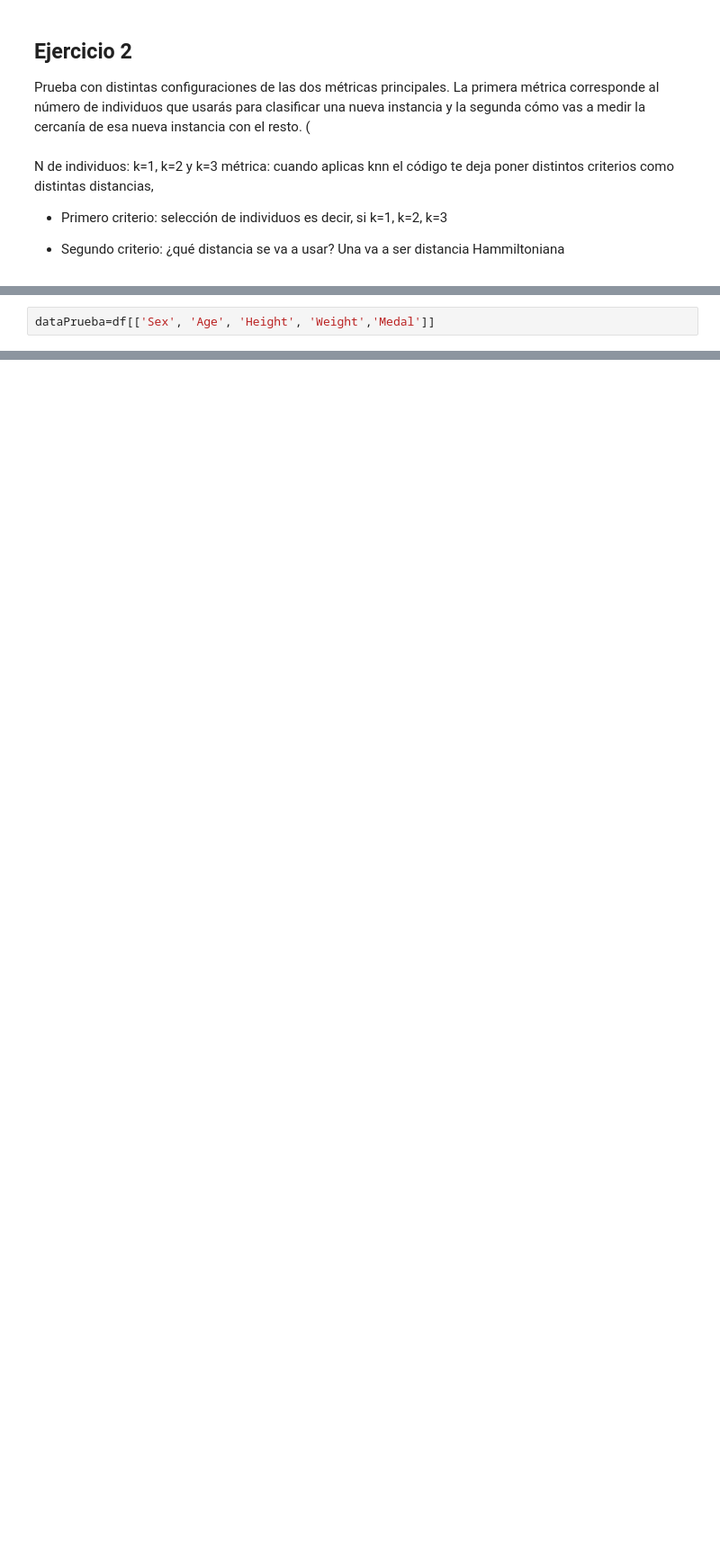
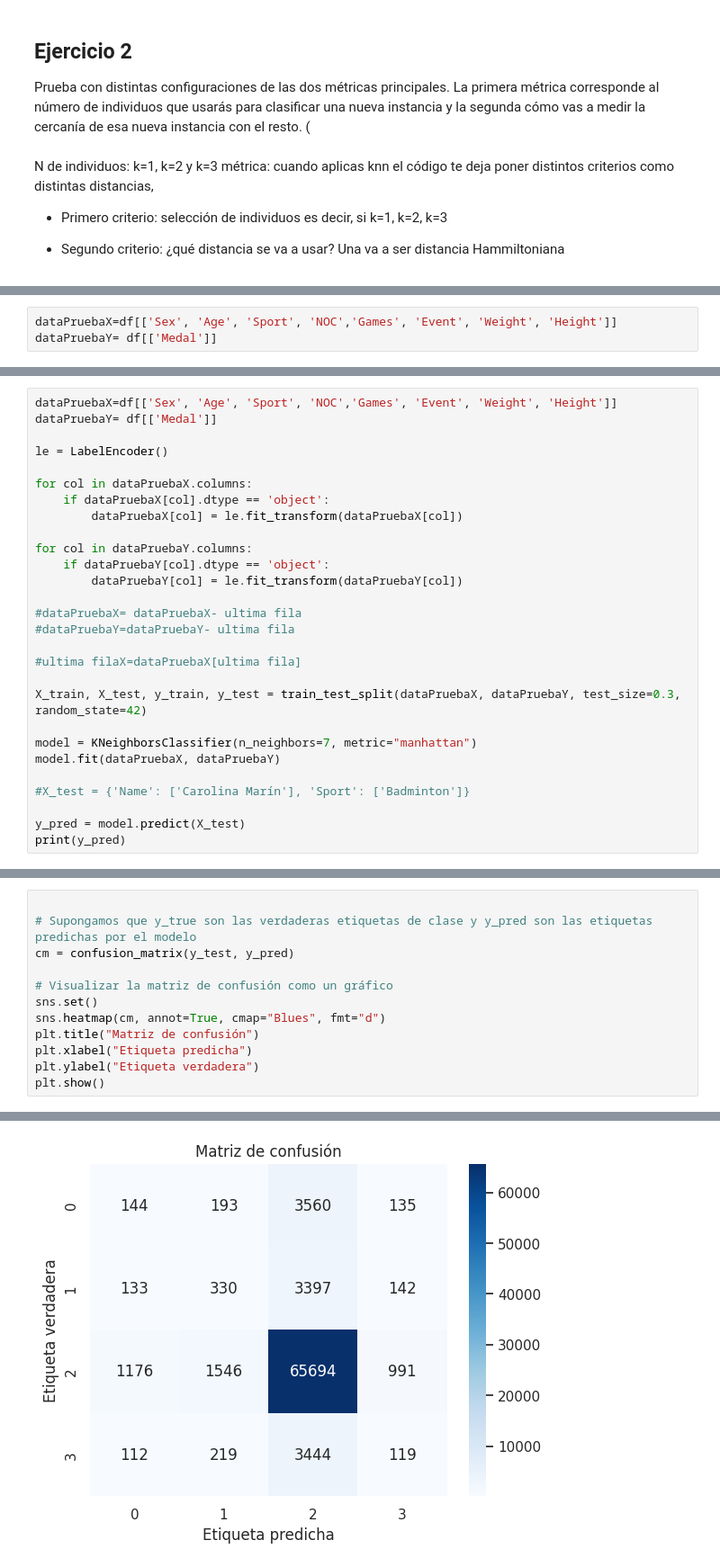
Before and after one commit to PilarAriasVazquez/L3, a Jupyter notebook: P1.ipynb, the cells around one changed output, grey strips where cells are left out. Shown at 90% size. Cells and saved outputs as stored; diff of their text form; blank space fills up the shorter version.

```diff
--- a/P1.ipynb
+++ b/P1.ipynb
@@ -391,2 +281,3 @@ métrica: cuando aplicas knn el código te deja poner distintos criterios como d
 # %%
-dataPrueba=df[['Sex', 'Age', 'Height', 'Weight','Medal']]
+dataPruebaX=df[['Sex', 'Age', 'Sport', 'NOC','Games', 'Event', 'Weight', 'Height']]
+dataPruebaY= df[['Medal']]
@@ -472,0 +378,28 @@ for k in k_values:
+# %%
+dataPruebaX=df[['Sex', 'Age', 'Sport', 'NOC','Games', 'Event', 'Weight', 'Height']]
+dataPruebaY= df[['Medal']]
+
+le = LabelEncoder()
+
+for col in dataPruebaX.columns:
+    if dataPruebaX[col].dtype == 'object':
+        dataPruebaX[col] = le.fit_transform(dataPruebaX[col])
+
+for col in dataPruebaY.columns:
+    if dataPruebaY[col].dtype == 'object':
+        dataPruebaY[col] = le.fit_transform(dataPruebaY[col])
+
+#dataPruebaX= dataPruebaX- ultima fila
+#dataPruebaY=dataPruebaY- ultima fila
+
+#ultima filaX=dataPruebaX[ultima fila]
+
+X_train, X_test, y_train, y_test = train_test_split(dataPruebaX, dataPruebaY, test_size=0.3, random_state=42)
+
+model = KNeighborsClassifier(n_neighbors=7, metric="manhattan")
+model.fit(dataPruebaX, dataPruebaY)
+
+#X_test = {'Name': ['Carolina Marín'], 'Sport': ['Badminton']}
+
+y_pred = model.predict(X_test)
+print(y_pred)
@@ -472,0 +446,13 @@ for k in k_values:
+# %%
+
+# Supongamos que y_true son las verdaderas etiquetas de clase y y_pred son las etiquetas predichas por el modelo
+cm = confusion_matrix(y_test, y_pred)
+
+# Visualizar la matriz de confusión como un gráfico
+sns.set()
+sns.heatmap(cm, annot=True, cmap="Blues", fmt="d")
+plt.title("Matriz de confusión")
+plt.xlabel("Etiqueta predicha")
+plt.ylabel("Etiqueta verdadera")
+plt.show()
+# %% [output]
@@ -472,0 +464 @@ for k in k_values:
+[figure, added]
```
Also changed, not shown: parts of 23 cells of this notebook.
